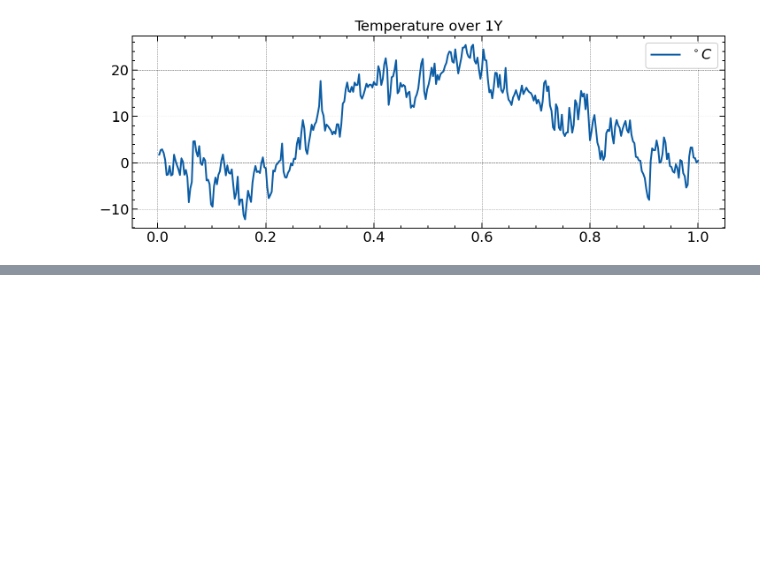
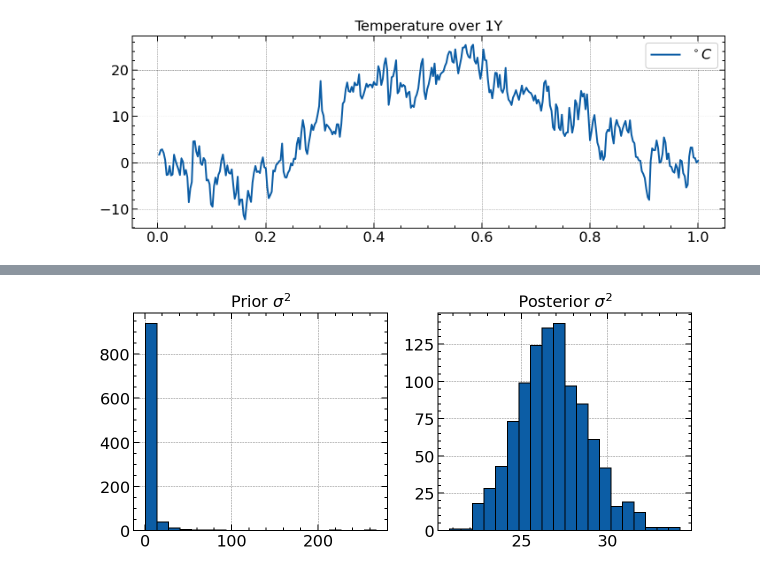
Before and after one commit to Sinbad-The-Sailor/Bayesian-Methods, a Jupyter notebook: bayesian_regression.ipynb, the cells around one changed output, grey strips where cells are left out. Cells and saved outputs as stored; diff of their text form; code cells hidden in the pictures; blank space fills up the shorter version.

```diff
--- a/bayesian_regression.ipynb
+++ b/bayesian_regression.ipynb
@@ -110,0 +156,11 @@ plt.show()
+# %%
+# Simlated sigma parameter distributions.
+fig, axs = plt.subplots(1, 2)
+axs[0].set_title('Prior $\sigma^2$')
+axs[0].hist([float(simulate_s(nu_0, sigma_0)) for _ in range(1000)], bins=20, edgecolor='black')
+axs[1].set_title('Posterior $\sigma^2$')
+axs[1].hist([float(simulate_s(nu_n, sigma_n)) for _ in range(1000)], bins=20, edgecolor='black')
+fig.set_size_inches(10, 4)
+plt.show()
+# %% [output]
+[figure, added]
```
Also changed, not shown: parts of 13 cells of this notebook.
